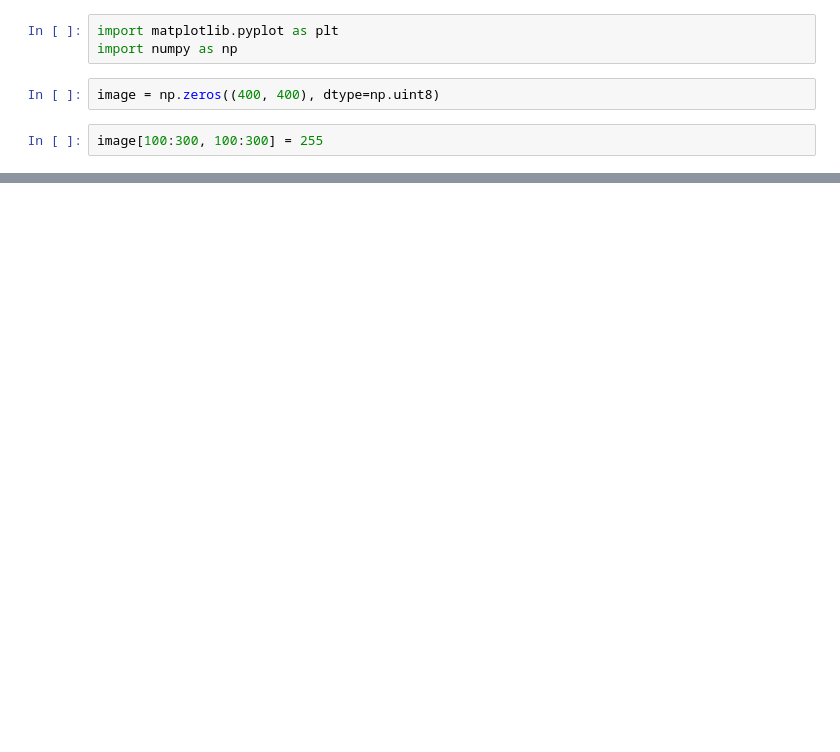
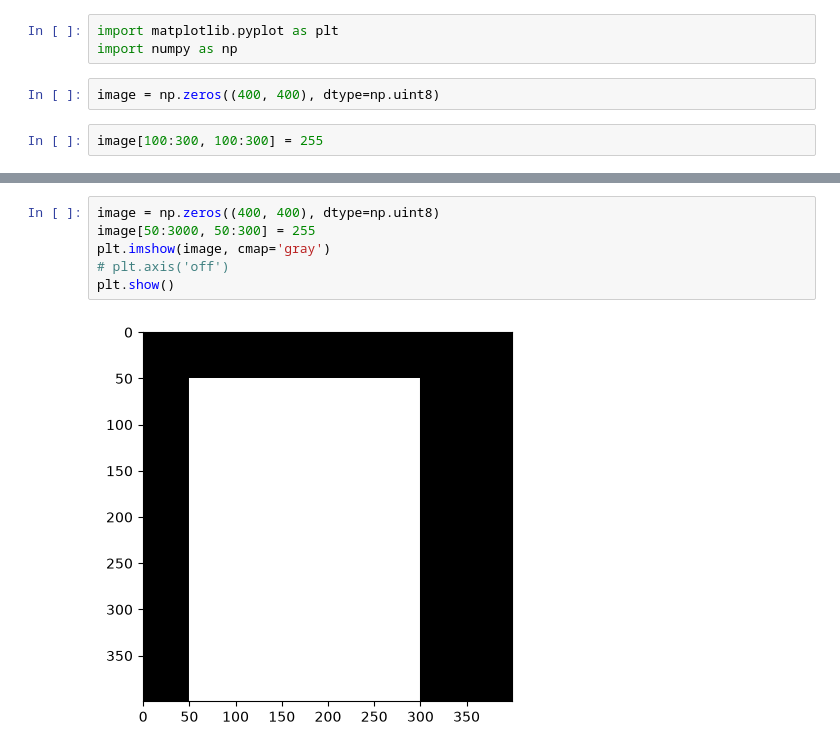
Before and after one commit to alhasanwork21-ship-it/Image-Processing, a Jupyter notebook: test.ipynb, the cells around one changed output, grey strips where cells are left out. Cells and saved outputs as stored; diff of their text form; blank space fills up the shorter version.

```diff
--- a/test.ipynb
+++ b/test.ipynb
@@ -67,0 +69,8 @@ plt.imshow(image, cmap='gray')
+# %%
+image = np.zeros((400, 400), dtype=np.uint8)
+image[50:3000, 50:300] = 255
+plt.imshow(image, cmap='gray')
+# plt.axis('off')
+plt.show()
+# %% [output]
+[figure, added]
```
Also changed, not shown: parts of 10 cells of this notebook.
